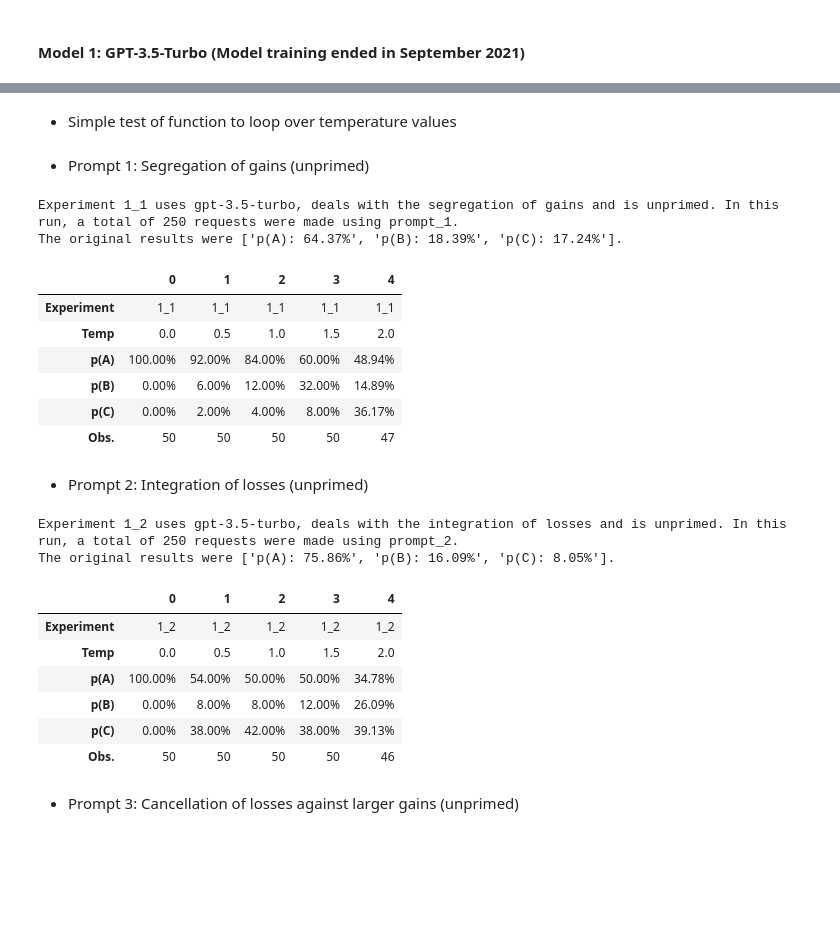
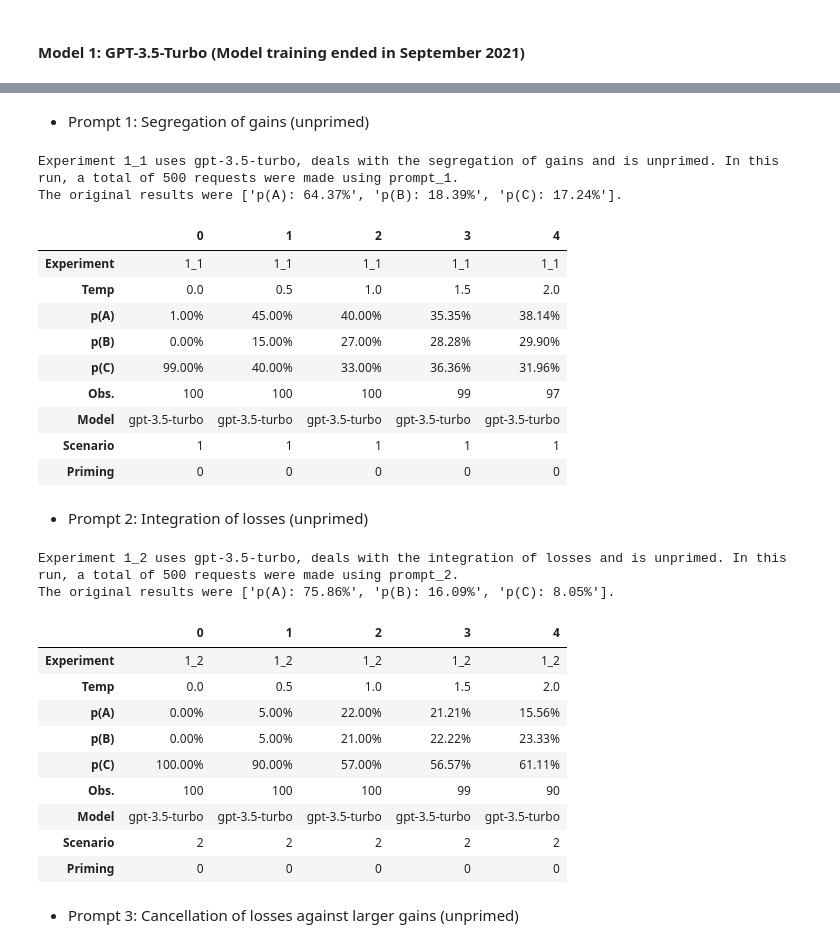
Before and after one commit to MariusDSPM/Data-Science-Project, a Jupyter notebook: Prospect_Theory.ipynb, the cells around one changed output, grey strips where cells are left out. Drawn from its saved outputs; the diff is of its cells as text; code cells hidden in the pictures; blank space fills up the shorter version.

Commit message:
Ran all experiments on all models

```diff
--- a/Prospect_Theory.ipynb
+++ b/Prospect_Theory.ipynb
@@ -375,6 +375,34 @@ scenario_dict = {
     "3_7": 3,
     "3_8": 4,
 }
+
+# Dictionary to look up, whether an experiment used a primed or unprimed prompt. key: experiment id, value: 1 if primed, 0 if unprimed
+priming_dict = {
+    "1_1": 0,
+    "1_2": 0,
+    "1_3": 0,
+    "1_4": 0,
+    "1_5": 1,
+    "1_6": 1,
+    "1_7": 1,
+    "1_8": 1,
+    "2_1": 0,
+    "2_2": 0,
+    "2_3": 0,
+    "2_4": 0,
+    "2_5": 1,
+    "2_6": 1,
+    "2_7": 1,
+    "2_8": 1,
+    "3_1": 0,
+    "3_2": 0,
+    "3_3": 0,
+    "3_4": 0,
+    "3_5": 1,
+    "3_6": 1,
+    "3_7": 1,
+    "3_8": 1,
+}
 # %% [markdown]
 ---------------------------------
 # %% [markdown]
@@ -424,7 +452,7 @@ def run_experiment(experiment_id, n, progress_bar, temperature):
     len_correct = sum(1 for ans in answers if ans in ["A", "B", "C"])
 
     # Collecting results in a list
-    results = [experiment_id, temperature, A, B, C, len_correct, model_dict[experiment_id], scenario_dict[experiment_id]]
+    results = [experiment_id, temperature, A, B, C, len_correct, model_dict[experiment_id], scenario_dict[experiment_id], priming_dict[experiment_id]]
 
     # Getting percentage each answer
     p_a = f"{(A / len_correct) * 100:.2f}%"
@@ -432,7 +460,7 @@ def run_experiment(experiment_id, n, progress_bar, temperature):
     p_c = f"{(C / len_correct) * 100:.2f}%"
 
     # Collect probabilities in a dataframe
-    probs = [experiment_id, temperature, p_a, p_b, p_c, len_correct, model_dict[experiment_id], scenario_dict[experiment_id]]
+    probs = [experiment_id, temperature, p_a, p_b, p_c, len_correct, model_dict[experiment_id], scenario_dict[experiment_id], priming_dict[experiment_id]]
 
     # Give out results
     return results, probs
@@ -512,8 +540,8 @@ def temperature_loop(function, experiment_id, temperature_list = [0, 0.5, 1, 1.5
         probs_list.append(probs)
 
     # Horizontally concatenate the results, transpose, and set index
-    results_df = pd.DataFrame(results_list).transpose().set_index(pd.Index(["Experiment", "Temp", "p(A)", "p(B)", "p(C)", "Obs.", "Model", "Scenario"]))
-    probs_df = pd.DataFrame(probs_list).transpose().set_index(pd.Index(["Experiment", "Temp", "p(A)", "p(B)", "p(C)", "Obs.", "Model", "Scenario"]))
+    results_df = pd.DataFrame(results_list).transpose().set_index(pd.Index(["Experiment", "Temp", "p(A)", "p(B)", "p(C)", "Obs.", "Model", "Scenario", "Priming"]))
+    probs_df = pd.DataFrame(probs_list).transpose().set_index(pd.Index(["Experiment", "Temp", "p(A)", "p(B)", "p(C)", "Obs.", "Model", "Scenario", "Priming"]))
 
     # Return some information about the experiment as a check
     check = f"{experiment_dict[experiment_id]} In this run, a total of {n*len(temperature_list)} requests were made using {prompt_ids_dict[experiment_id]}."
@@ -574,2 +592,0 @@ test_probs
-# %% [markdown]
-- Simple test of function to loop over temperature values
@@ -585,33 +596,39 @@ probs
 # Set number of requests per temperature value
 N = 100
 # %%
-results_1_1, probs_1_1 = temperature_loop(run_experiment, experiment_id = "1_1", temperature_list = [0, 0.5, 1, 1.5, 2], n = N)
+results_1_1, probs_1_1 = temperature_loop(run_experiment, experiment_id = "1_1", n = N)
 probs_1_1
 # %% [output]
-Experiment 1_1 uses gpt-3.5-turbo, deals with the segregation of gains and is unprimed. In this run, a total of 250 requests were made using prompt_1.
+Experiment 1_1 uses gpt-3.5-turbo, deals with the segregation of gains and is unprimed. In this run, a total of 500 requests were made using prompt_1.
 The original results were ['p(A): 64.37%', 'p(B): 18.39%', 'p(C): 17.24%'].
 |  | 0 | 1 | 2 | 3 | 4 |
 | Experiment | 1_1 | 1_1 | 1_1 | 1_1 | 1_1 |
 | Temp | 0.0 | 0.5 | 1.0 | 1.5 | 2.0 |
-| p(A) | 100.00% | 92.00% | 84.00% | 60.00% | 48.94% |
-| p(B) | 0.00% | 6.00% | 12.00% | 32.00% | 14.89% |
-| p(C) | 0.00% | 2.00% | 4.00% | 8.00% | 36.17% |
-| Obs. | 50 | 50 | 50 | 50 | 47 |
+| p(A) | 1.00% | 45.00% | 40.00% | 35.35% | 38.14% |
+| p(B) | 0.00% | 15.00% | 27.00% | 28.28% | 29.90% |
+| p(C) | 99.00% | 40.00% | 33.00% | 36.36% | 31.96% |
+| Obs. | 100 | 100 | 100 | 99 | 97 |
+| Model | gpt-3.5-turbo | gpt-3.5-turbo | gpt-3.5-turbo | gpt-3.5-turbo | gpt-3.5-turbo |
+| Scenario | 1 | 1 | 1 | 1 | 1 |
+| Priming | 0 | 0 | 0 | 0 | 0 |
 # %% [markdown]
 - Prompt 2: Integration of losses (unprimed)
 # %%
-results_1_2, probs_1_2 = temperature_loop(run_experiment, experiment_id = "1_2", temperature_list = [0, 0.5, 1, 1.5, 2], n = N)
+results_1_2, probs_1_2 = temperature_loop(run_experiment, experiment_id = "1_2", n = N)
 probs_1_2
 # %% [output]
-Experiment 1_2 uses gpt-3.5-turbo, deals with the integration of losses and is unprimed. In this run, a total of 250 requests were made using prompt_2.
+Experiment 1_2 uses gpt-3.5-turbo, deals with the integration of losses and is unprimed. In this run, a total of 500 requests were made using prompt_2.
 The original results were ['p(A): 75.86%', 'p(B): 16.09%', 'p(C): 8.05%'].
 |  | 0 | 1 | 2 | 3 | 4 |
 | Experiment | 1_2 | 1_2 | 1_2 | 1_2 | 1_2 |
 | Temp | 0.0 | 0.5 | 1.0 | 1.5 | 2.0 |
-| p(A) | 100.00% | 54.00% | 50.00% | 50.00% | 34.78% |
-| p(B) | 0.00% | 8.00% | 8.00% | 12.00% | 26.09% |
-| p(C) | 0.00% | 38.00% | 42.00% | 38.00% | 39.13% |
-| Obs. | 50 | 50 | 50 | 50 | 46 |
+| p(A) | 0.00% | 5.00% | 22.00% | 21.21% | 15.56% |
+| p(B) | 0.00% | 5.00% | 21.00% | 22.22% | 23.33% |
+| p(C) | 100.00% | 90.00% | 57.00% | 56.57% | 61.11% |
+| Obs. | 100 | 100 | 100 | 99 | 90 |
+| Model | gpt-3.5-turbo | gpt-3.5-turbo | gpt-3.5-turbo | gpt-3.5-turbo | gpt-3.5-turbo |
+| Scenario | 2 | 2 | 2 | 2 | 2 |
+| Priming | 0 | 0 | 0 | 0 | 0 |
 # %% [markdown]
 - Prompt 3: Cancellation of losses against larger gains (unprimed)
 # %%
```
Also changed, not shown: parts of 36 cells of this notebook, 1 other file.
